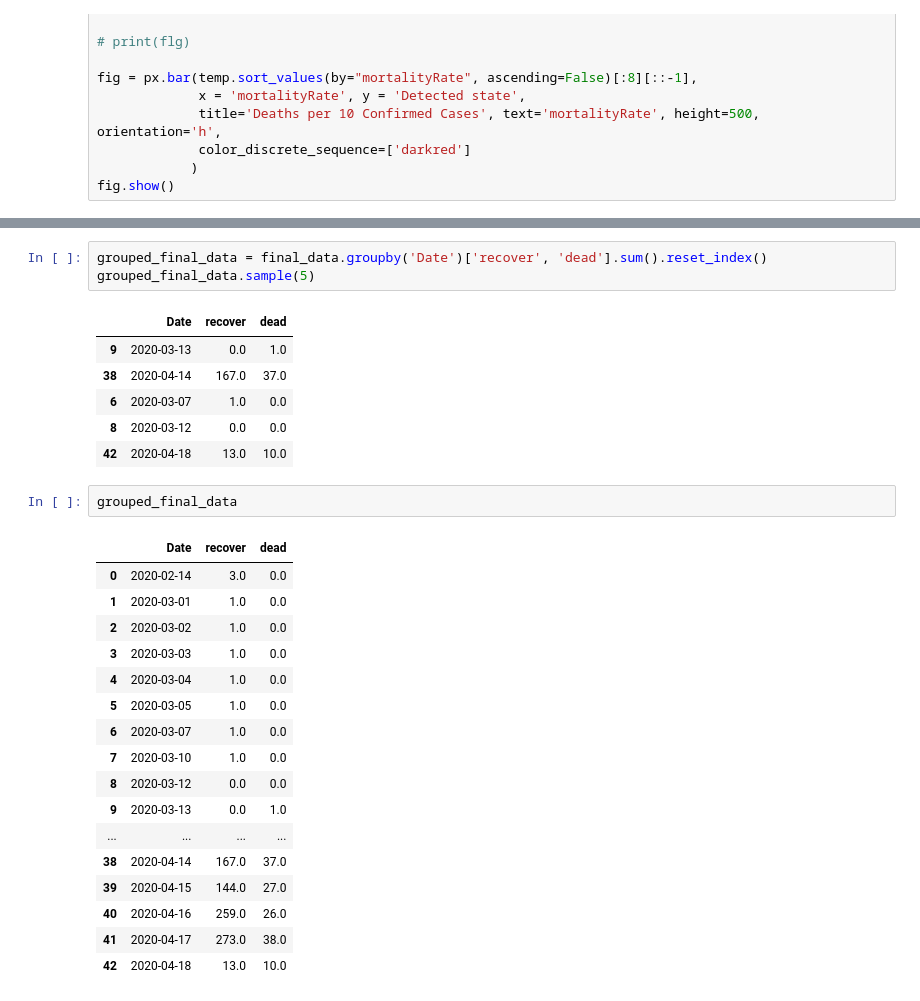
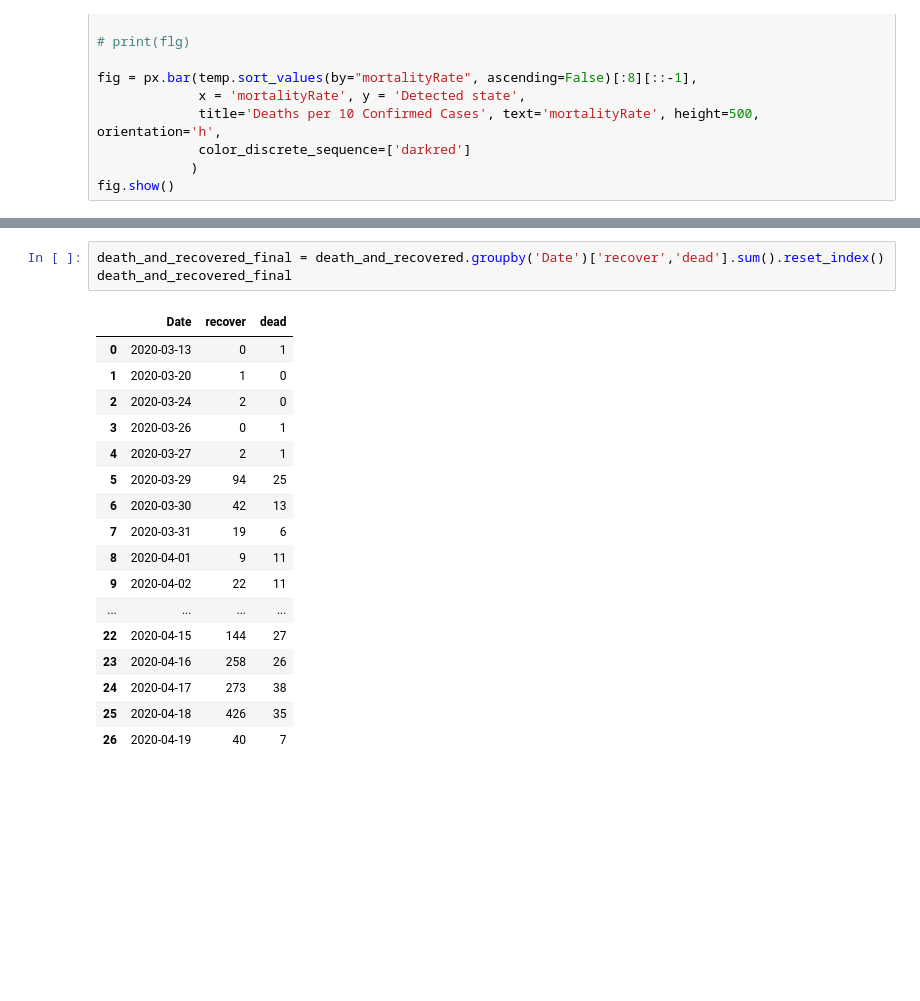
Before and after one commit to Covid-Analytics-India/covid19-analysis, a Jupyter notebook: SarthakTesting.ipynb, the cells around one changed output, grey strips where cells are left out. Drawn from its saved outputs; the diff is of its cells as text; blank space fills up the shorter version.

Commit message:
Solving Data Problem

```diff
--- a/SarthakTesting.ipynb
+++ b/SarthakTesting.ipynb
@@ -1159,30 +1126,21 @@ final_data['dead'] = final_data['dead'].fillna(final_data['dead'])
 # %%
-grouped_final_data = final_data.groupby('Date')['recover', 'dead'].sum().reset_index()
-grouped_final_data.sample(5)
+death_and_recovered_final = death_and_recovered.groupby('Date')['recover','dead'].sum().reset_index()
+death_and_recovered_final
 # %% [output]
 |  | Date | recover | dead |
-| 9 | 2020-03-13 | 0.0 | 1.0 |
-| 38 | 2020-04-14 | 167.0 | 37.0 |
-| 6 | 2020-03-07 | 1.0 | 0.0 |
-| 8 | 2020-03-12 | 0.0 | 0.0 |
-| 42 | 2020-04-18 | 13.0 | 10.0 |
+| 0 | 2020-03-13 | 0 | 1 |
+| 1 | 2020-03-20 | 1 | 0 |
+| 2 | 2020-03-24 | 2 | 0 |
+| 3 | 2020-03-26 | 0 | 1 |
+| 4 | 2020-03-27 | 2 | 1 |
+| 5 | 2020-03-29 | 94 | 25 |
+| 6 | 2020-03-30 | 42 | 13 |
+| 7 | 2020-03-31 | 19 | 6 |
+| 8 | 2020-04-01 | 9 | 11 |
+| 9 | 2020-04-02 | 22 | 11 |
+| ... | ... | ... | ... |
+| 22 | 2020-04-15 | 144 | 27 |
+| 23 | 2020-04-16 | 258 | 26 |
+| 24 | 2020-04-17 | 273 | 38 |
+| 25 | 2020-04-18 | 426 | 35 |
+| 26 | 2020-04-19 | 40 | 7 |
-# %%
-grouped_final_data
-# %% [output]
-|  | Date | recover | dead |
-| 0 | 2020-02-14 | 3.0 | 0.0 |
-| 1 | 2020-03-01 | 1.0 | 0.0 |
-| 2 | 2020-03-02 | 1.0 | 0.0 |
-| 3 | 2020-03-03 | 1.0 | 0.0 |
-| 4 | 2020-03-04 | 1.0 | 0.0 |
-| 5 | 2020-03-05 | 1.0 | 0.0 |
-| 6 | 2020-03-07 | 1.0 | 0.0 |
-| 7 | 2020-03-10 | 1.0 | 0.0 |
-| 8 | 2020-03-12 | 0.0 | 0.0 |
-| 9 | 2020-03-13 | 0.0 | 1.0 |
-| ... | ... | ... | ... |
-| 38 | 2020-04-14 | 167.0 | 37.0 |
-| 39 | 2020-04-15 | 144.0 | 27.0 |
-| 40 | 2020-04-16 | 259.0 | 26.0 |
-| 41 | 2020-04-17 | 273.0 | 38.0 |
-| 42 | 2020-04-18 | 13.0 | 10.0 |
```
Also changed, not shown: parts of 15 cells of this notebook.
